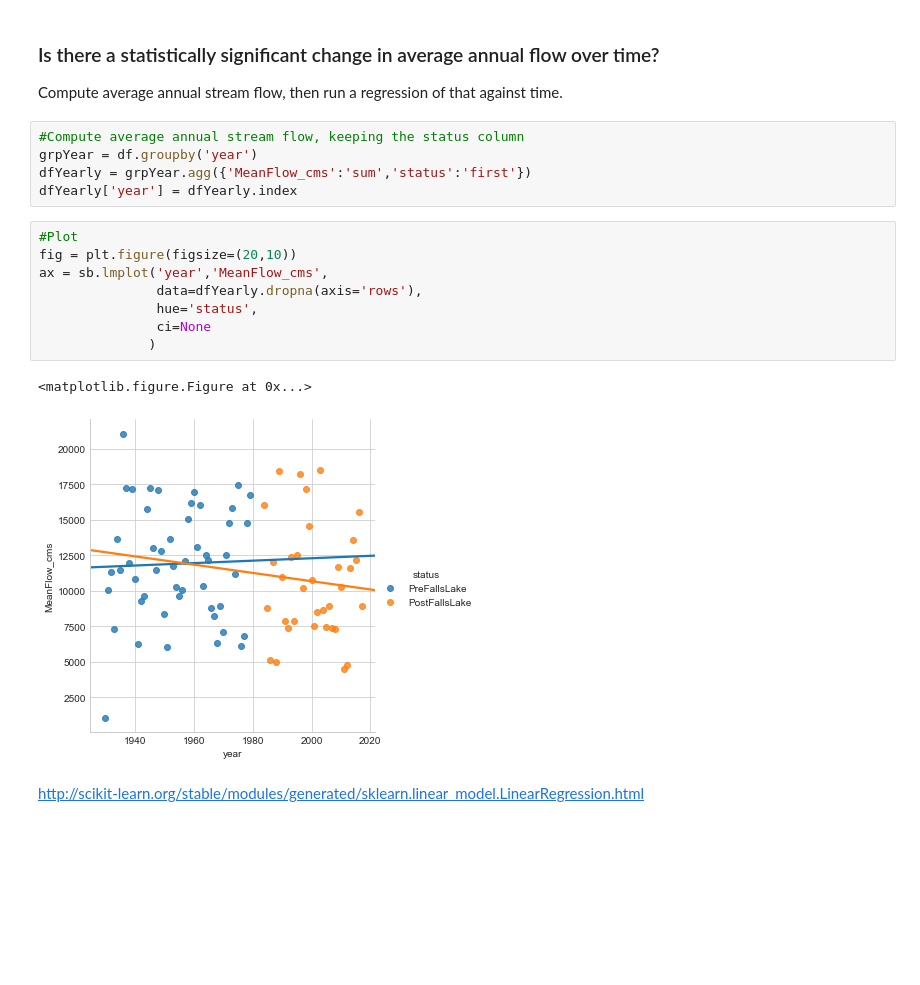
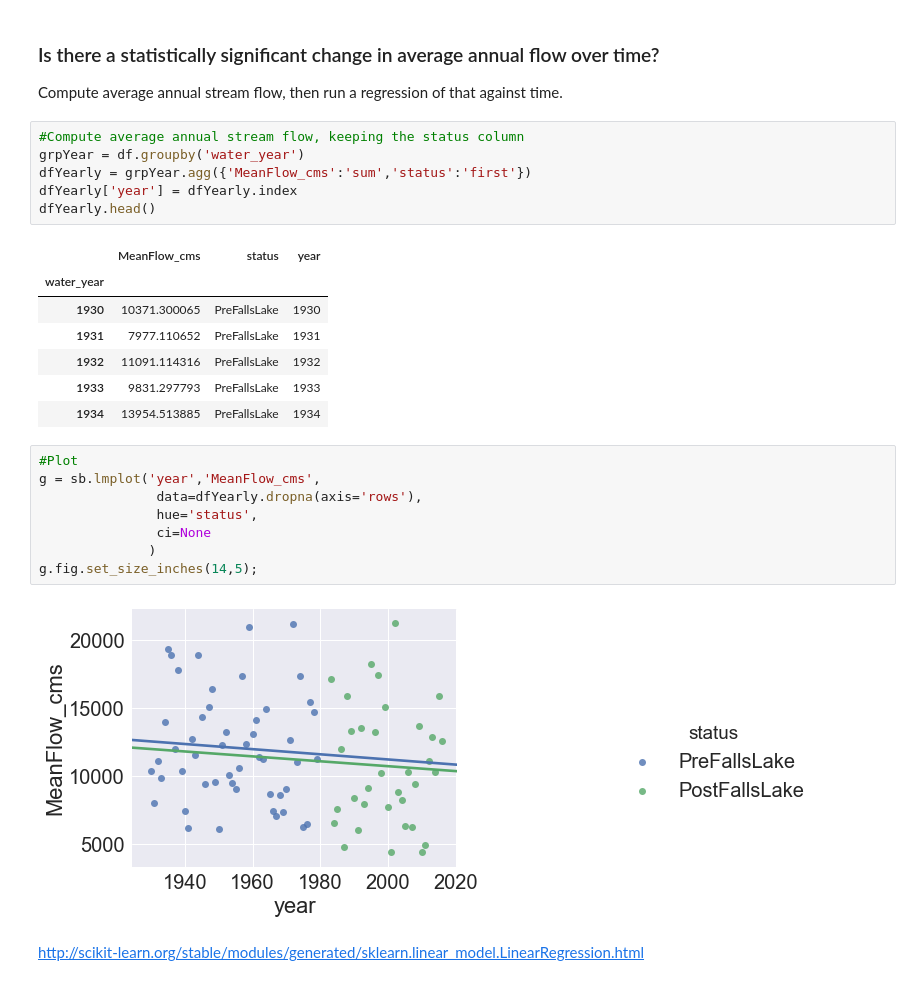
Before and after one commit to johnpfay/Water-Data-Bootcamp, a Jupyter notebook: 1_StreamFlow/Python/05-Trends-Over-Time.ipynb, the cells around one changed output. Cells and saved outputs as stored; diff of their text form; blank space fills up the shorter version.

```diff
--- a/1_StreamFlow/Python/05-Trends-Over-Time.ipynb
+++ b/1_StreamFlow/Python/05-Trends-Over-Time.ipynb
@@ -36,20 +36,28 @@ df.loc[df['year'] >= 1984, 'status'] = 'PostFallsLake'
 Compute average annual stream flow, then run a regression of that against time.
 # %%
 #Compute average annual stream flow, keeping the status column
-grpYear = df.groupby('year')
+grpYear = df.groupby('water_year')
 dfYearly = grpYear.agg({'MeanFlow_cms':'sum','status':'first'})
 dfYearly['year'] = dfYearly.index
+dfYearly.head()
+# %% [output]
+|  | MeanFlow_cms | status | year |
+| water_year |  |  |  |
+| 1930 | 10371.300065 | PreFallsLake | 1930 |
+| 1931 | 7977.110652 | PreFallsLake | 1931 |
+| 1932 | 11091.114316 | PreFallsLake | 1932 |
+| 1933 | 9831.297793 | PreFallsLake | 1933 |
+| 1934 | 13954.513885 | PreFallsLake | 1934 |
 # %%
 #Plot
-fig = plt.figure(figsize=(20,10))
-ax = sb.lmplot('year','MeanFlow_cms',
+g = sb.lmplot('year','MeanFlow_cms',
                data=dfYearly.dropna(axis='rows'),
                hue='status',
                ci=None
               )
+g.fig.set_size_inches(14,5);
 # %% [output]
-<matplotlib.figure.Figure at 0x...>
-[figure, old version]
+[figure, new version]
 # %% [markdown]
 http://scikit-learn.org/stable/modules/generated/sklearn.linear_model.LinearRegression.html
 # %%
```
Also changed, not shown: parts of 3 cells of this notebook.
